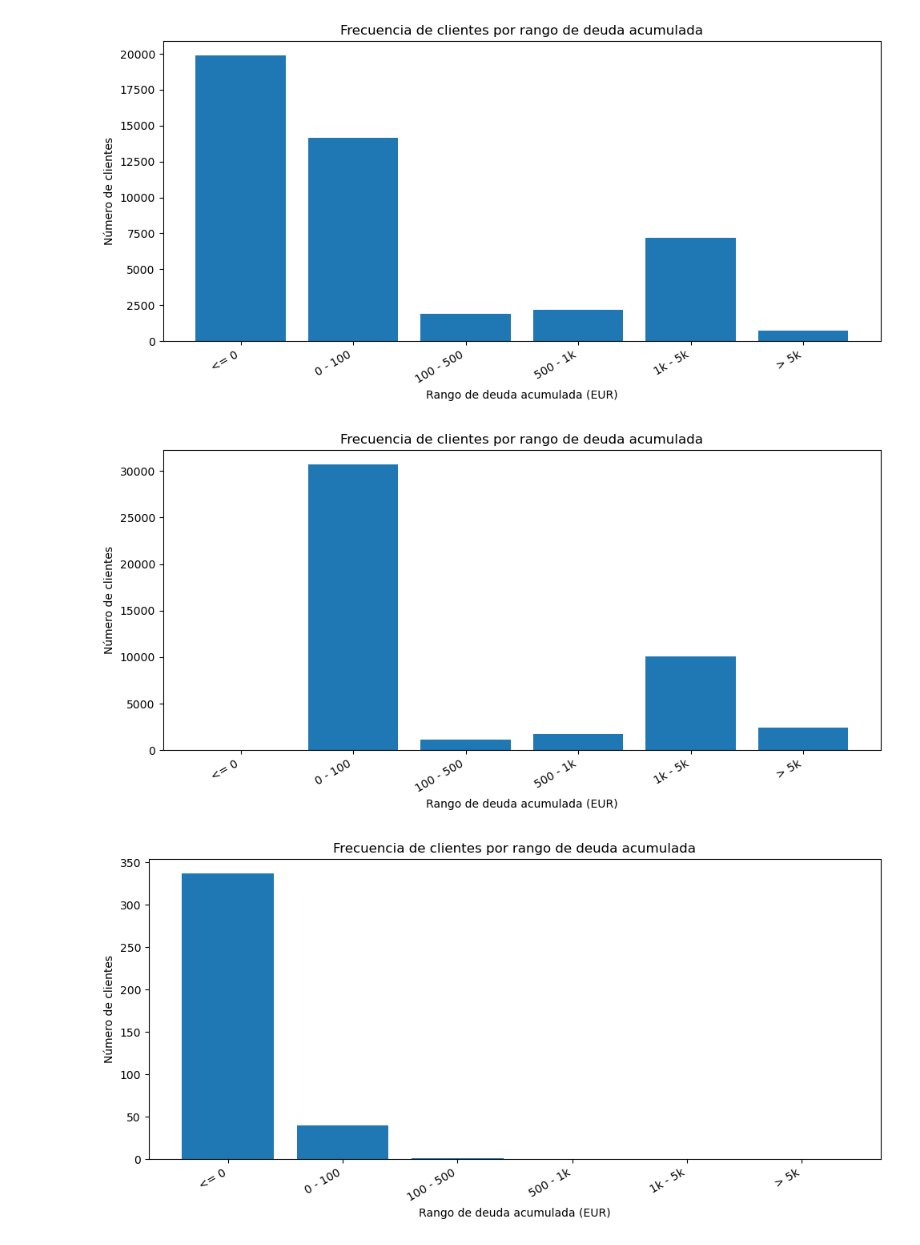
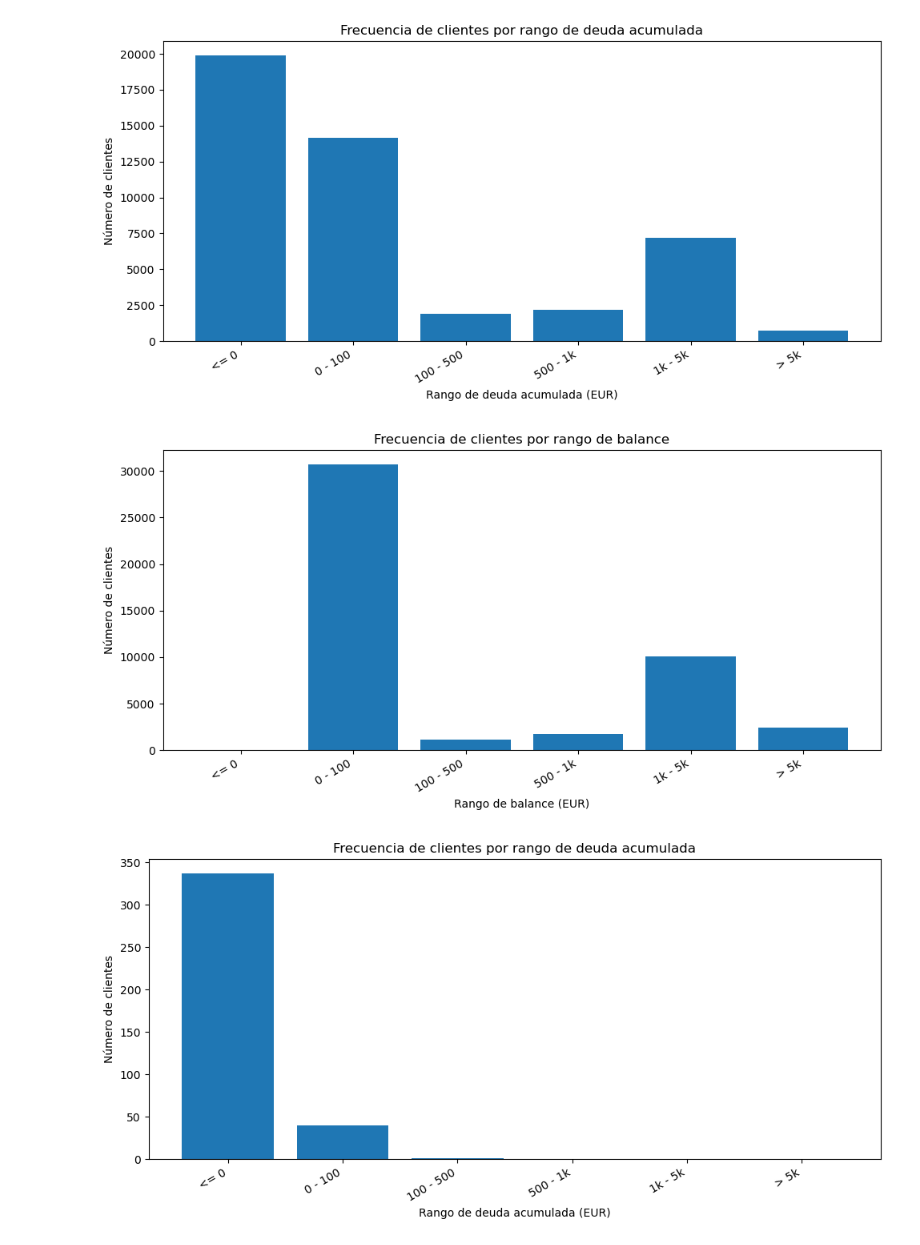
Before and after one commit to Jobo136/FinPlusAnalytics_JohnVonFumann, a Jupyter notebook: notebooks/metricas.ipynb, the cells around one changed output. Saved outputs shown, nothing was run; the diff lists cells and outputs as text; code cells hidden in the pictures.

```diff
--- a/notebooks/metricas.ipynb
+++ b/notebooks/metricas.ipynb
@@ -1100,36 +1087,36 @@ labels = [
     "1k - 5k",
     "> 5k"
 ]
 
 # 5) Usar Bucketizer para asignar cada cliente a un bin
 from pyspark.ml.feature import Bucketizer
 bucketizer = Bucketizer(splits=bins, inputCol="CREDICT_CARD_BALANCE", outputCol="debt_bin_index")
 df_binned = bucketizer.transform(df_ultimos_por_cliente)
 
 # 6) Contar clientes por bin
 df_bins_count = df_binned.groupBy("debt_bin_index").count().orderBy("debt_bin_index")
 
 # 7) Convertir a pandas y mapear etiquetas
 pdf_bins = df_bins_count.toPandas()
 # Aseguramos que aparecen todos los índices (si algún bin quedó vacío puede no aparecer)
 import numpy as np
 all_idx = np.arange(len(labels))
 pdf_full = pd.DataFrame({"debt_bin_index": all_idx})
 pdf_bins = pdf_full.merge(pdf_bins, on="debt_bin_index", how="left").fillna(0)
 pdf_bins["label"] = [labels[int(i)] for i in pdf_bins["debt_bin_index"]]
 pdf_bins["count"] = pdf_bins["count"].astype(int)
 
 # 8) Gráfico: barras (eje X = rango deuda, eje Y = número de clientes)
 plt.figure(figsize=(10,5))
 plt.bar(pdf_bins["label"], pdf_bins["count"])   # no especificamos colores
-plt.xlabel("Rango de deuda acumulada (EUR)")
+plt.xlabel("Rango de balance (EUR)")
 plt.ylabel("Número de clientes")
-plt.title("Frecuencia de clientes por rango de deuda acumulada")
+plt.title("Frecuencia de clientes por rango de balance")
 plt.xticks(rotation=30, ha="right")
 plt.tight_layout()
 plt.show()
 # %% [output]
-[figure, old version]
+[figure, new version]
 # %%
 # 1) Ventanas
 w = Window.partitionBy("CLIENT_ID").orderBy(F.to_date("DATE", "dd/MM/yyyy")) \
```
Also changed, not shown: parts of 14 cells of this notebook.
